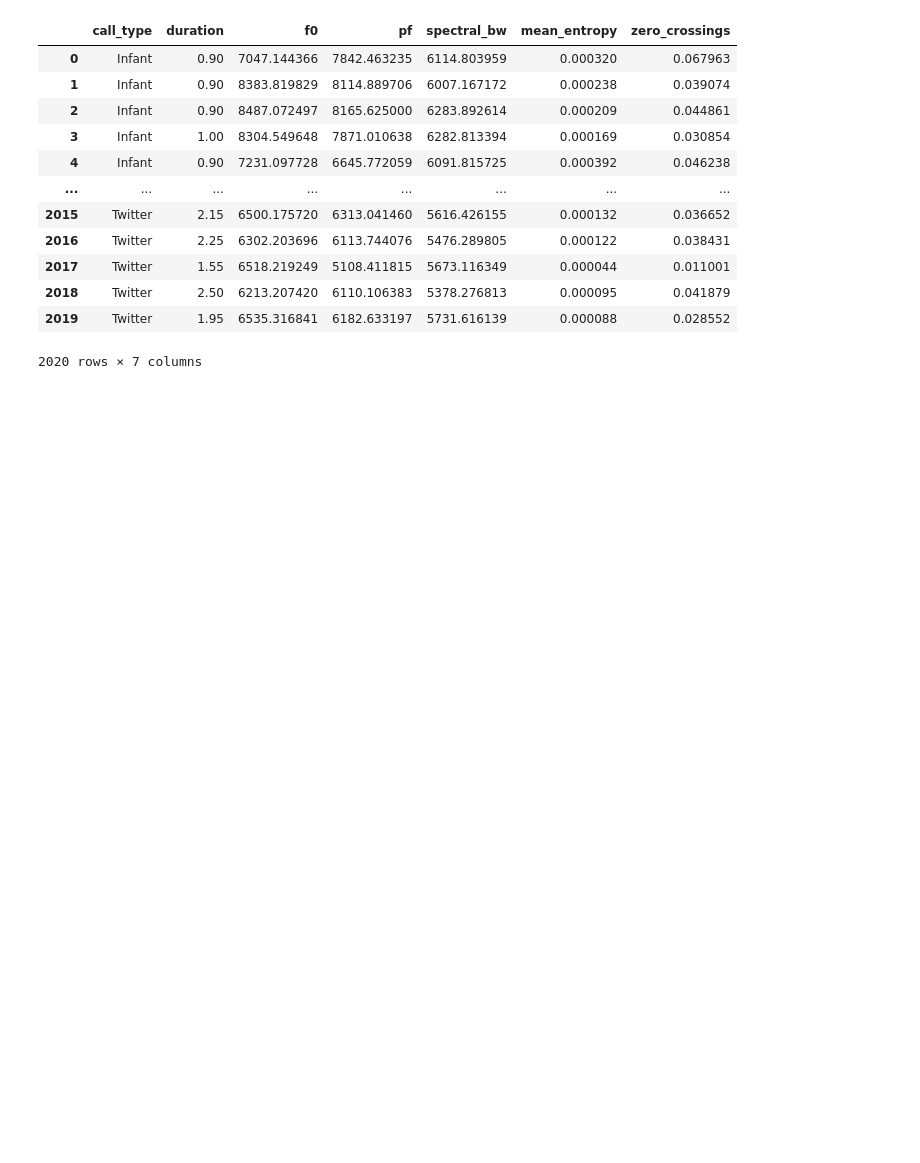
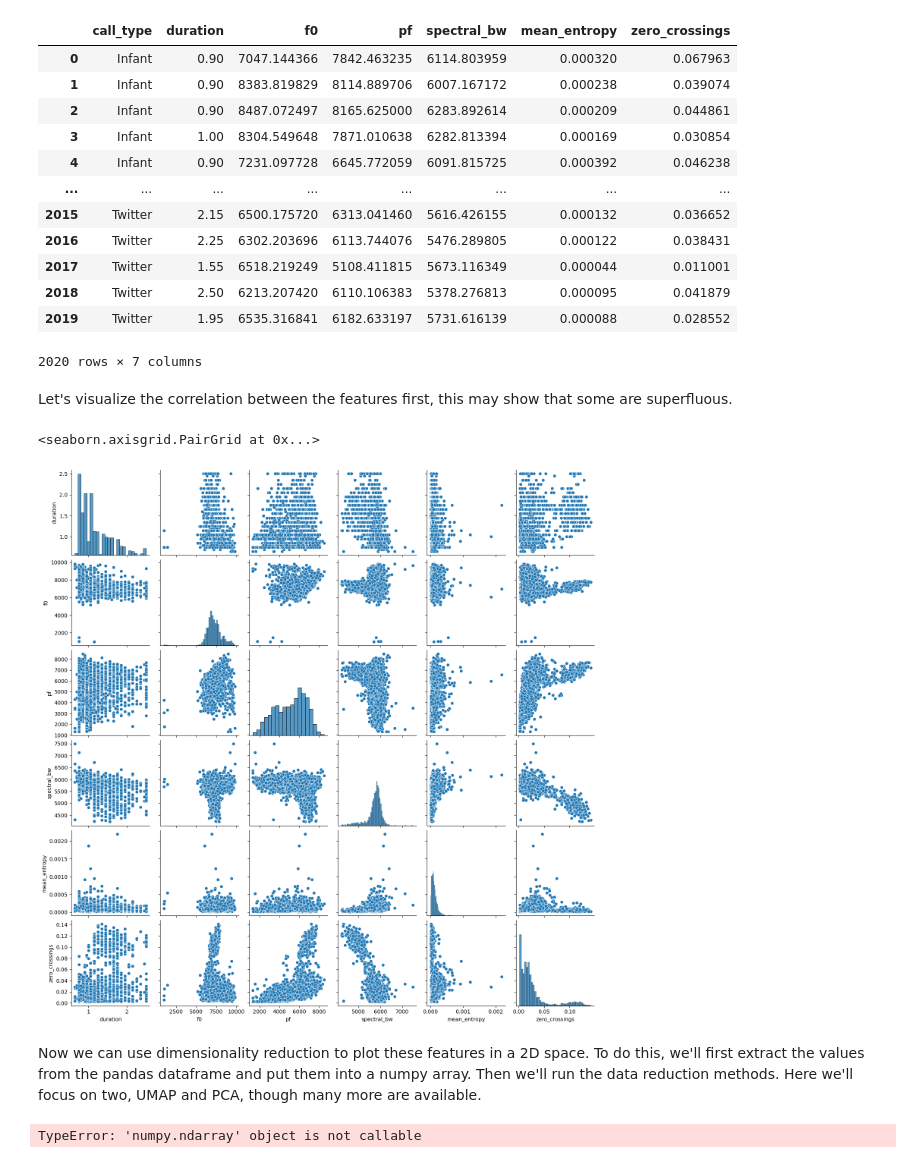
Before and after one commit to DoriMG/AnimalBehaviourLiveWorkshop, a Jupyter notebook: 2_feature_extraction.ipynb, the cells around one changed output. Cells and saved outputs as stored; diff of their text form; code cells hidden in the pictures; blank space fills up the shorter version.

Commit message:
Correlation plots and loading csv

```diff
--- a/2_feature_extraction.ipynb
+++ b/2_feature_extraction.ipynb
@@ -171,4 +174,5 @@ features.to_csv('test_data_features.csv')
 # %%
+features = pd.read_csv('test_data_features.csv', index_col=0) # Load from csv
 features
 # %% [output]
 |  | call_type | duration | f0 | pf | spectral_bw | mean_entropy | zero_crossings |
@@ -184,3 +188,17 @@ features
 | 2018 | Twitter | 2.50 | 6213.207420 | 6110.106383 | 5378.276813 | 0.000095 | 0.041879 |
 | 2019 | Twitter | 1.95 | 6535.316841 | 6182.633197 | 5731.616139 | 0.000088 | 0.028552 |
 2020 rows × 7 columns
+# %% [markdown]
+Let's visualize the correlation between the features first, this may show that some are superfluous.
+# %%
+features_to_use = ['duration', 'f0', 'pf', 'spectral_bw', 'mean_entropy', 'zero_crossings']
+sns.pairplot(features[features_to_use])
+# %% [output]
+<seaborn.axisgrid.PairGrid at 0x...>
+[figure, added]
+# %% [markdown]
+Now we can use dimensionality reduction to plot these features in a 2D space. To do this, we'll first extract the values from the pandas dataframe and put them into a numpy array. Then we'll run the data reduction methods. Here we'll focus on two, UMAP and PCA, though many more are available.
+# %%
+feature_array = features[features_to_use].values
+# %% [output]
+TypeError: 'numpy.ndarray' object is not callable
```
Also changed, not shown: parts of 3 cells of this notebook.
